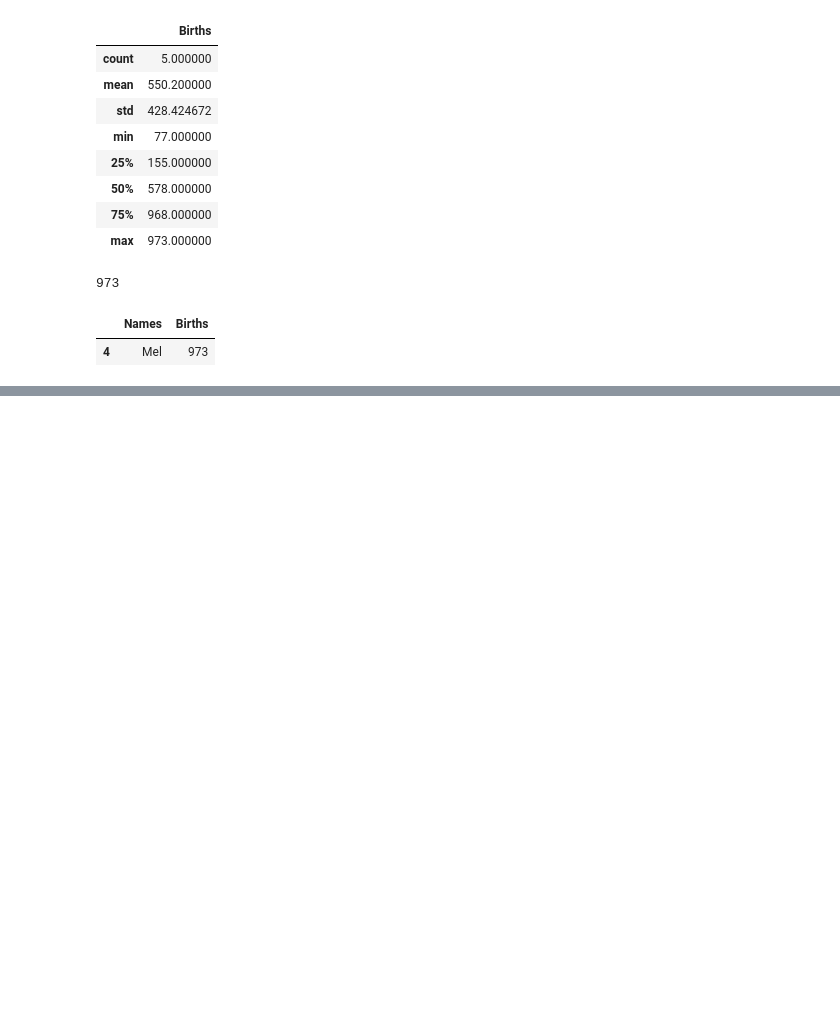
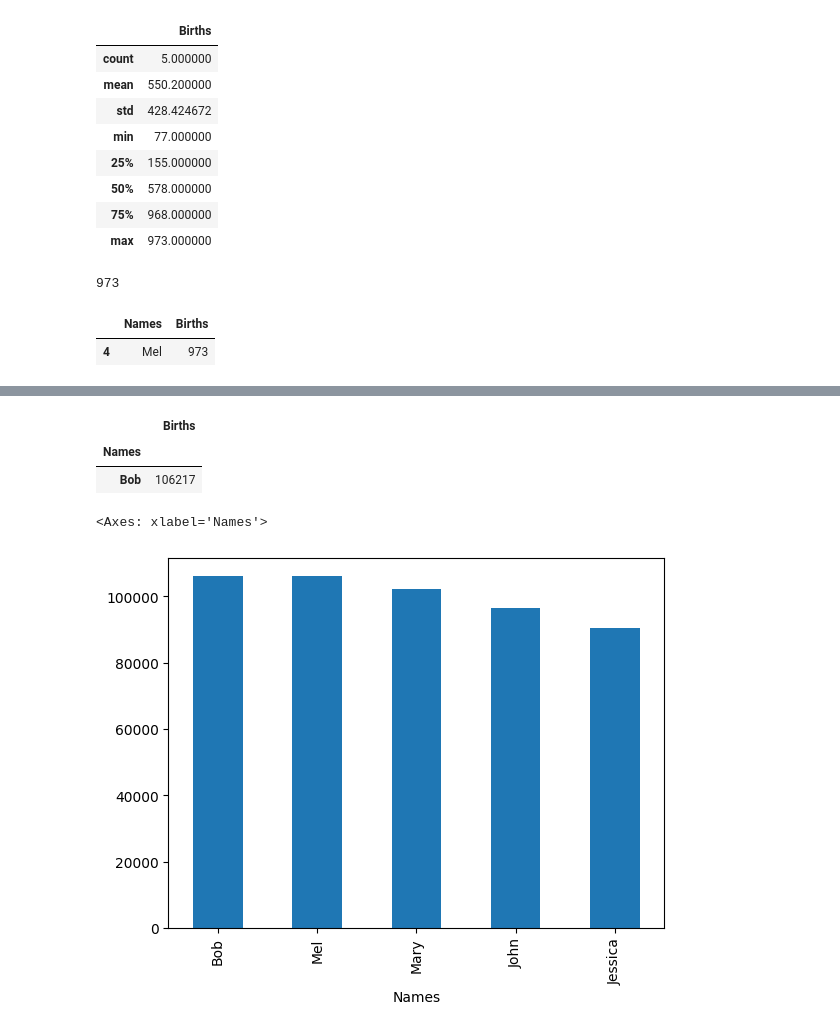
Before and after one commit to DagalSV/clone_BigData_2024, a Jupyter notebook: pandas_examples.ipynb, the cells around one changed output, grey strips where cells are left out. Saved outputs shown, nothing was run; the diff lists cells and outputs as text; code cells hidden in the pictures; blank space fills up the shorter version.

```diff
--- a/pandas_examples.ipynb
+++ b/pandas_examples.ipynb
@@ -155,0 +251,3 @@ df['Births'].plot()
+# %%
+df = pd.read_csv('births1000.csv', names=['Names', 'Births'])
+df.head()
@@ -155,0 +287,4 @@ df['Births'].plot()
+# %%
+# select name, sum(births) from data groupby name
+df = df.groupby(df['Names']).sum()
+df.head()
@@ -155,0 +299,12 @@ df['Births'].plot()
+# %%
+df = df.sort_values(['Births'], ascending= False)
+df.head(1)
+# %% [output]
+|  | Births |
+| Names |  |
+| Bob | 106217 |
+# %%
+df['Births'].plot.bar()
+# %% [output]
+<Axes: xlabel='Names'>
+[figure, added]
```
Also changed, not shown: parts of 14 cells of this notebook.
